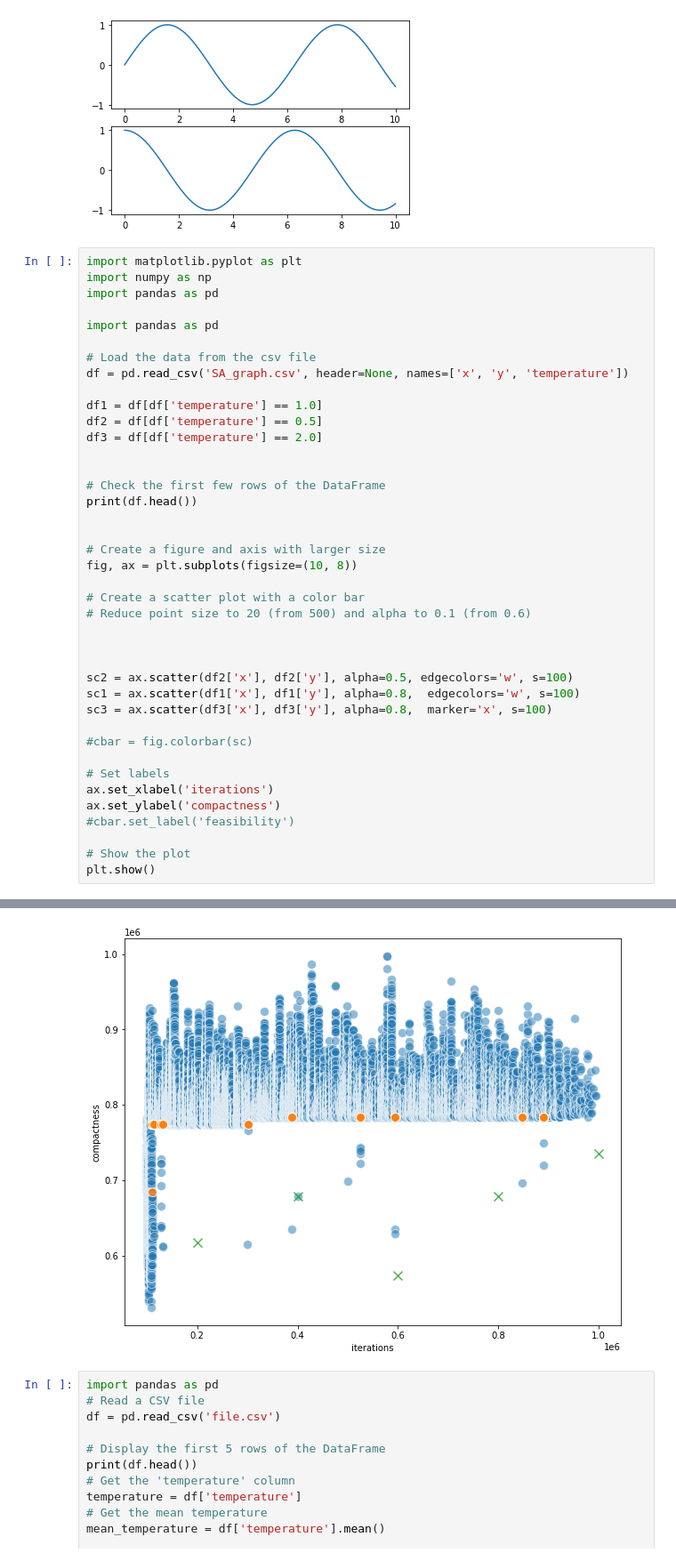
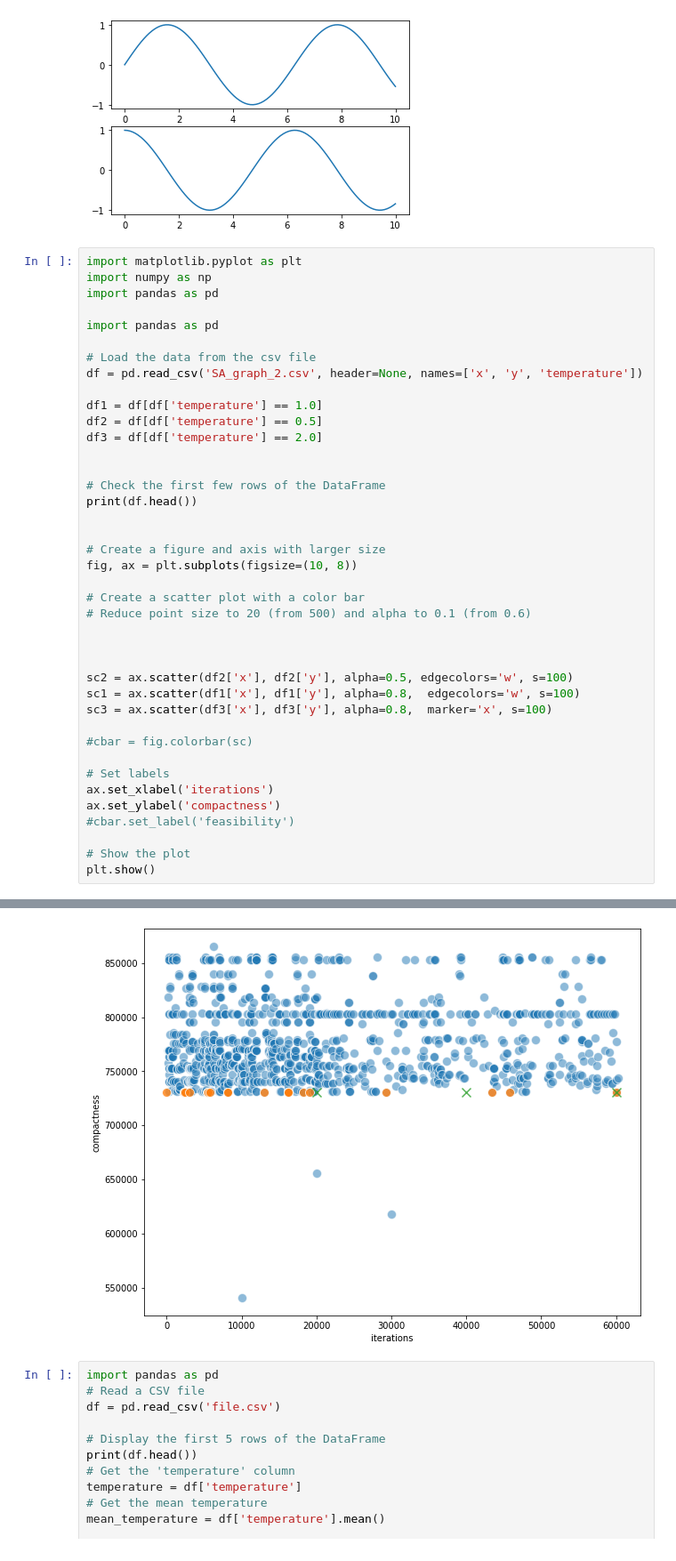
Before and after one commit to marwbrandao/SAIL, a Jupyter notebook: SA/test.ipynb, the cells around one changed output, grey strips where cells are left out. Shown: that part at 89% size. Saved outputs shown, nothing was run; the diff lists cells and outputs as text.

```diff
--- a/SA/test.ipynb
+++ b/SA/test.ipynb
@@ -91,7 +91,7 @@ import pandas as pd
 import pandas as pd
 
 # Load the data from the csv file
-df = pd.read_csv('SA_graph.csv', header=None, names=['x', 'y', 'temperature'])
+df = pd.read_csv('SA_graph_2.csv', header=None, names=['x', 'y', 'temperature'])
 
 df1 = df[df['temperature'] == 1.0]
 df2 = df[df['temperature'] == 0.5]
@@ -133,4 +133,4 @@ plt.show()
-[figure, old version]
+[figure, new version]
 # %%
 import pandas as pd
 # Read a CSV file
```
Also changed, not shown: parts of 1 cell of this notebook, 39 other files.
